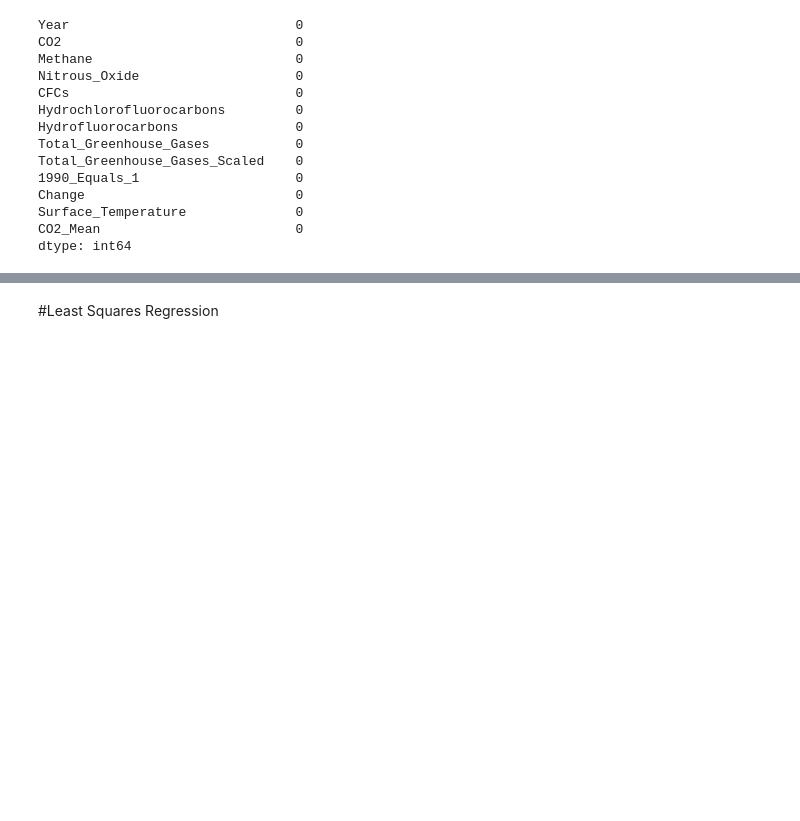
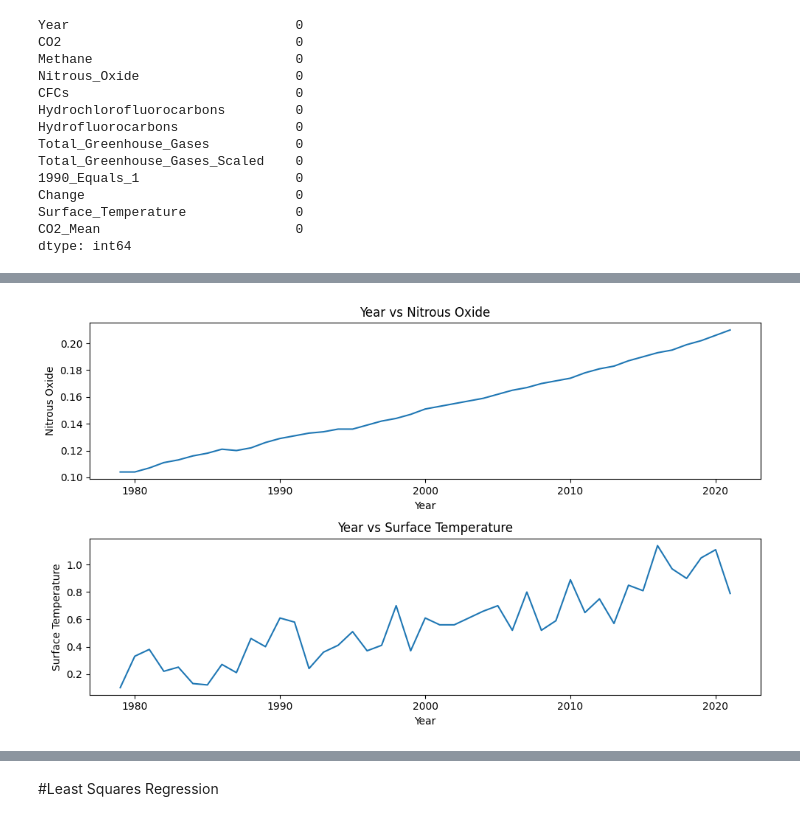
Before and after one commit to anti-integral/ClimateChangePrediction, a Jupyter notebook: ArdsleyHackathon.ipynb, the cells around one changed output, grey strips where cells are left out. Saved outputs shown, nothing was run; the diff lists cells and outputs as text; code cells hidden in the pictures; blank space fills up the shorter version.

```diff
--- a/ArdsleyHackathon.ipynb
+++ b/ArdsleyHackathon.ipynb
@@ -177,0 +246,21 @@ df_list
+# %%
+plt.figure(figsize=(10, 6))
+
+# Year vs. Nitrous Oxide
+plt.subplot(2, 1, 1)
+plt.plot(data['Year'], data['Nitrous_Oxide'])
+plt.title('Year vs Nitrous Oxide')
+plt.xlabel('Year')
+plt.ylabel('Nitrous Oxide')
+
+# Year vs. Surface Temperature
+plt.subplot(2, 1, 2)
+plt.plot(data['Year'], data['Surface_Temperature'])
+plt.title('Year vs Surface Temperature')
+plt.xlabel('Year')
+plt.ylabel('Surface Temperature')
+
+plt.tight_layout()
+plt.show()
+# %% [output]
+[figure, added]
```
Also changed, not shown: parts of 48 cells of this notebook.
